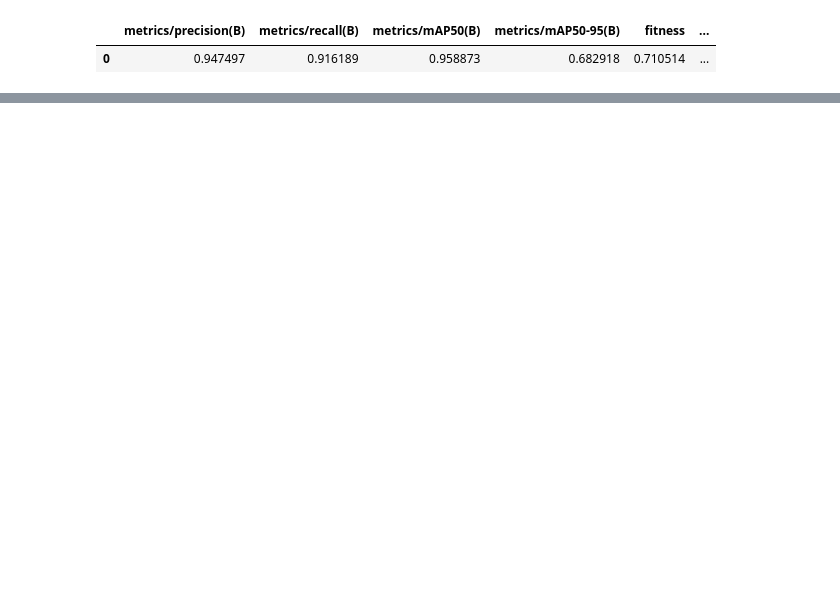
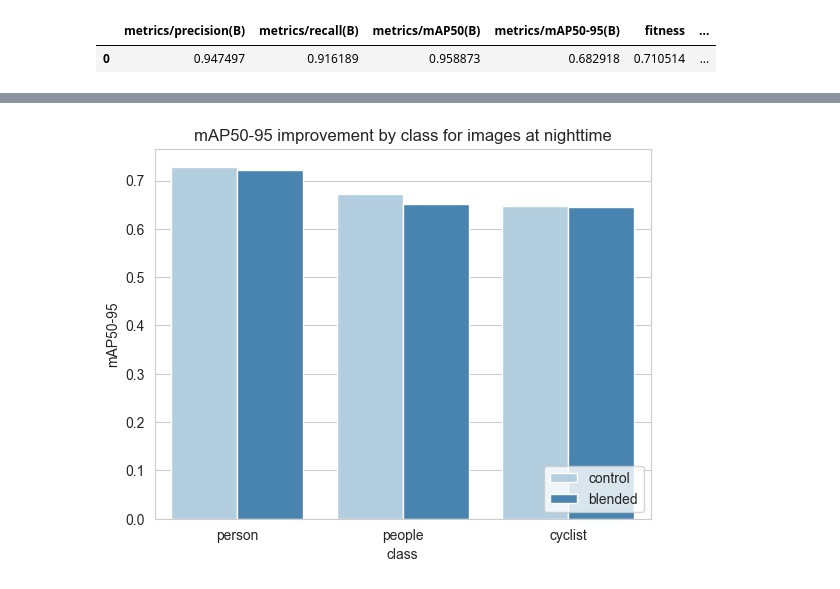
Before and after one commit to JoachimVerscheldePersonal/multispectral-ped-detection, a Jupyter notebook: 8.extra_visualisations.ipynb, the cells around one changed output, grey strips where cells are left out. Saved outputs shown, nothing was run; the diff lists cells and outputs as text; code cells hidden in the pictures; blank space fills up the shorter version.

```diff
--- a/8.extra_visualisations.ipynb
+++ b/8.extra_visualisations.ipynb
@@ -77,0 +233,12 @@ df = sns.load_dataset('titanic')
+# %%
+sns.set_style("whitegrid")
+sns.barplot(x = 'class',
+            y = 'mAP50-95',
+            hue="model",
+            data = map_night_class_df,
+            palette="Blues")
+plt.legend(loc="lower right")
+plt.title("mAP50-95 improvement by class for images at nighttime")
+plt.show()
+# %% [output]
+[figure, added]
```
Also changed, not shown: parts of 15 cells of this notebook, 27 other files.
